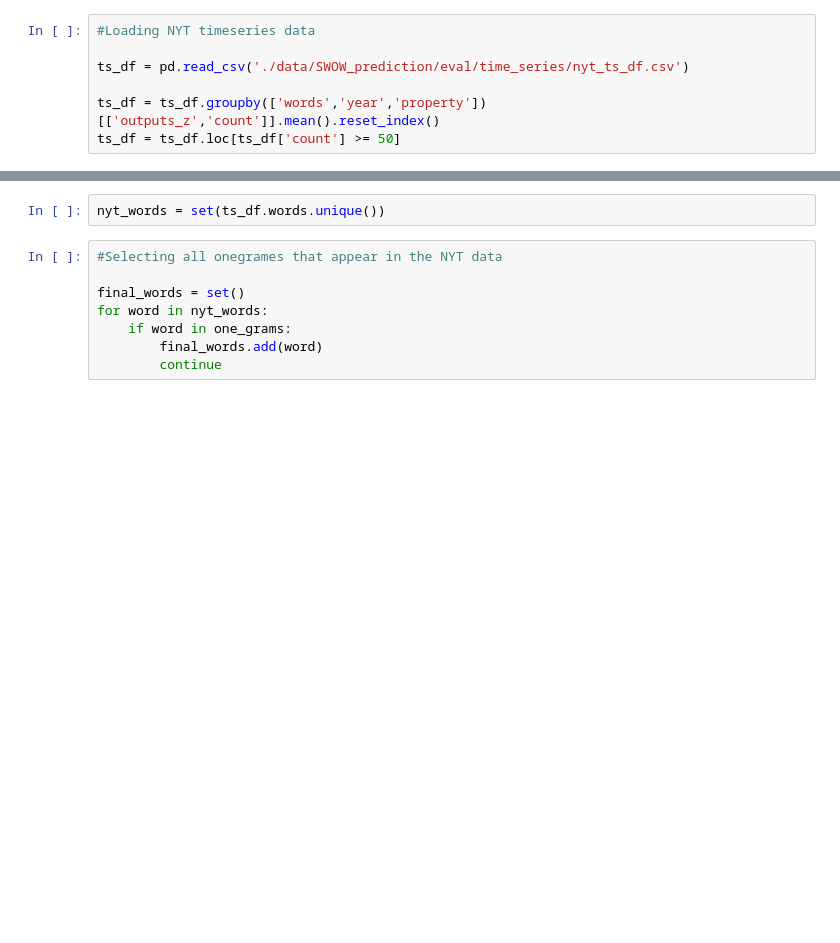
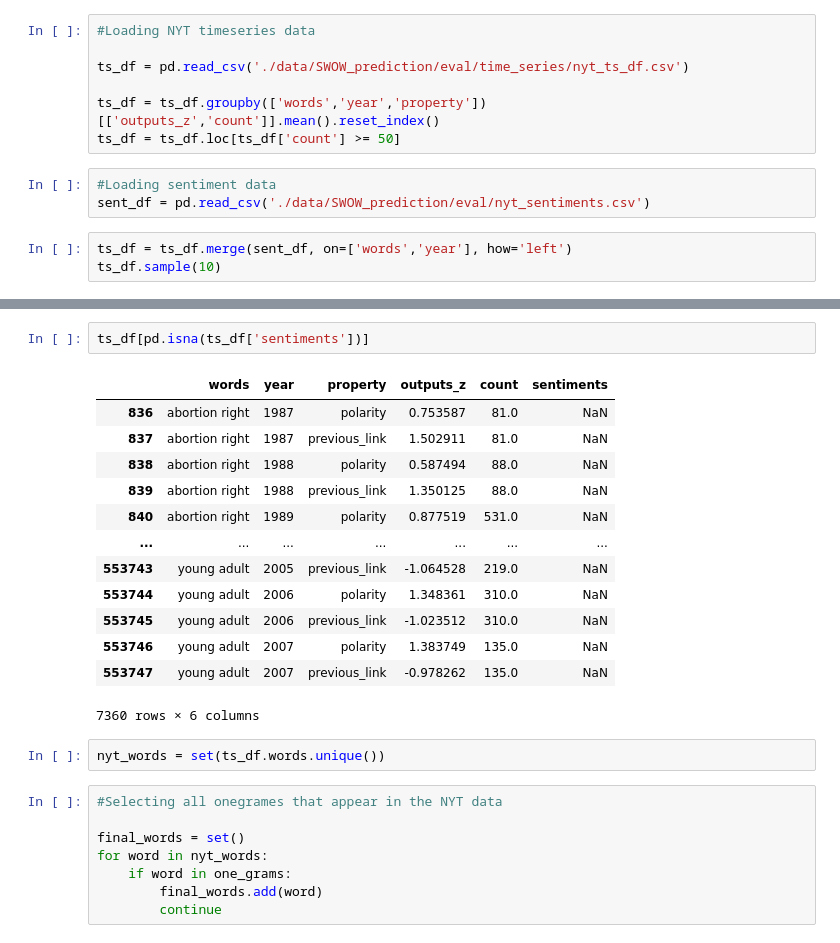
Before and after one commit to AidaRamezani/moralization_temporal, a Jupyter notebook: notebooks/congress_speech.ipynb, the cells around one changed output, grey strips where cells are left out. Cells and saved outputs as stored; diff of their text form; blank space fills up the shorter version.

Commit message:
speech analysis controlled for sentiment

```diff
--- a/notebooks/congress_speech.ipynb
+++ b/notebooks/congress_speech.ipynb
@@ -176,3 +176,9 @@ ts_df = pd.read_csv('./data/SWOW_prediction/eval/time_series/nyt_ts_df.csv')
 
 ts_df = ts_df.groupby(['words','year','property'])[['outputs_z','count']].mean().reset_index()
 ts_df = ts_df.loc[ts_df['count'] >= 50]
+# %%
+#Loading sentiment data
+sent_df = pd.read_csv('./data/SWOW_prediction/eval/nyt_sentiments.csv')
+# %%
+ts_df = ts_df.merge(sent_df, on=['words','year'], how='left')
+ts_df.sample(10)
@@ -179,3 +197,19 @@ ts_df = ts_df.loc[ts_df['count'] >= 50]
+# %%
+ts_df[pd.isna(ts_df['sentiments'])]
+# %% [output]
+|  | words | year | property | outputs_z | count | sentiments |
+| 836 | abortion right | 1987 | polarity | 0.753587 | 81.0 | NaN |
+| 837 | abortion right | 1987 | previous_link | 1.502911 | 81.0 | NaN |
+| 838 | abortion right | 1988 | polarity | 0.587494 | 88.0 | NaN |
+| 839 | abortion right | 1988 | previous_link | 1.350125 | 88.0 | NaN |
+| 840 | abortion right | 1989 | polarity | 0.877519 | 531.0 | NaN |
+| ... | ... | ... | ... | ... | ... | ... |
+| 553743 | young adult | 2005 | previous_link | -1.064528 | 219.0 | NaN |
+| 553744 | young adult | 2006 | polarity | 1.348361 | 310.0 | NaN |
+| 553745 | young adult | 2006 | previous_link | -1.023512 | 310.0 | NaN |
+| 553746 | young adult | 2007 | polarity | 1.383749 | 135.0 | NaN |
+| 553747 | young adult | 2007 | previous_link | -0.978262 | 135.0 | NaN |
+7360 rows × 6 columns
 # %%
 nyt_words = set(ts_df.words.unique())
 # %%
```
Also changed, not shown: parts of 11 cells of this notebook.
